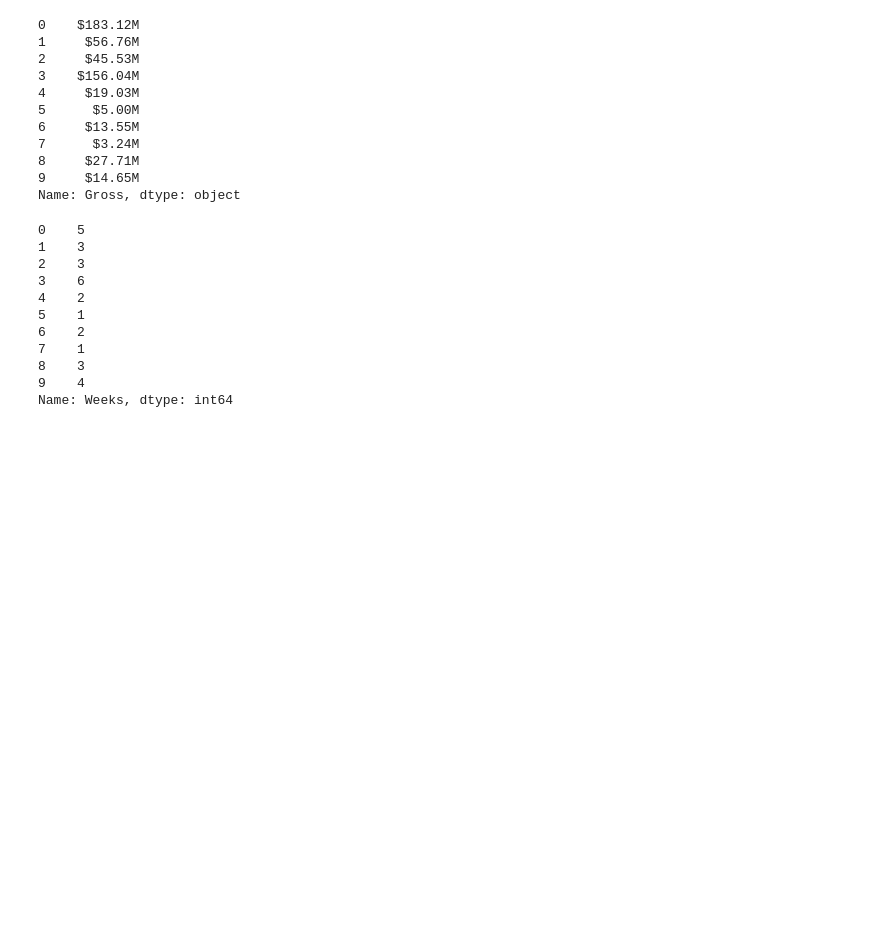
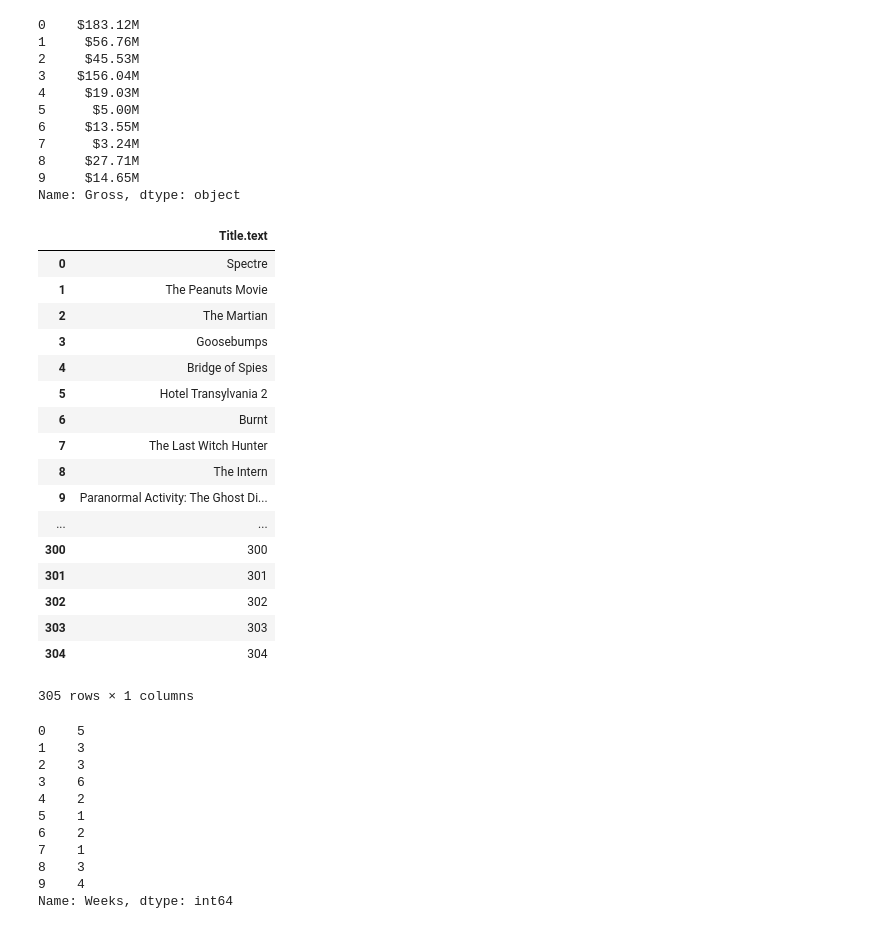
Before and after one commit to kabnigam/DAT_SF_18, a Jupyter notebook: hw2.ipynb, the cells around one changed output. Saved outputs shown, nothing was run; the diff lists cells and outputs as text; code cells hidden in the pictures; blank space fills up the shorter version.

```diff
--- a/hw2.ipynb
+++ b/hw2.ipynb
@@ -138,6 +114,27 @@ dfCSV.Gross
 8     $27.71M
 9     $14.65M
 Name: Gross, dtype: object
+# %%
+dfTitle2
+# %% [output]
+|  | Title.text |
+| 0 | Spectre |
+| 1 | The Peanuts Movie |
+| 2 | The Martian |
+| 3 | Goosebumps |
+| 4 | Bridge of Spies |
+| 5 | Hotel Transylvania 2 |
+| 6 | Burnt |
+| 7 | The Last Witch Hunter |
+| 8 | The Intern |
+| 9 | Paranormal Activity: The Ghost Di... |
+| ... | ... |
+| 300 | 300 |
+| 301 | 301 |
+| 302 | 302 |
+| 303 | 303 |
+| 304 | 304 |
+305 rows × 1 columns
 # %%
 dfCSV.Weeks
 # %% [output]
```
Also changed, not shown: parts of 22 cells of this notebook.
